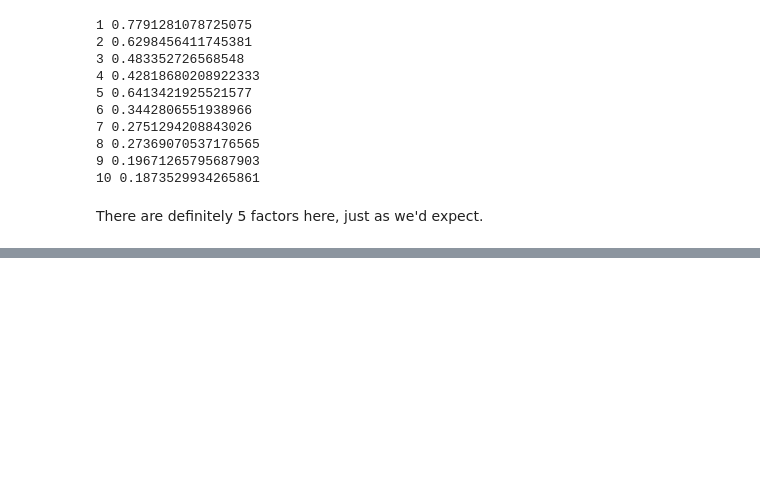
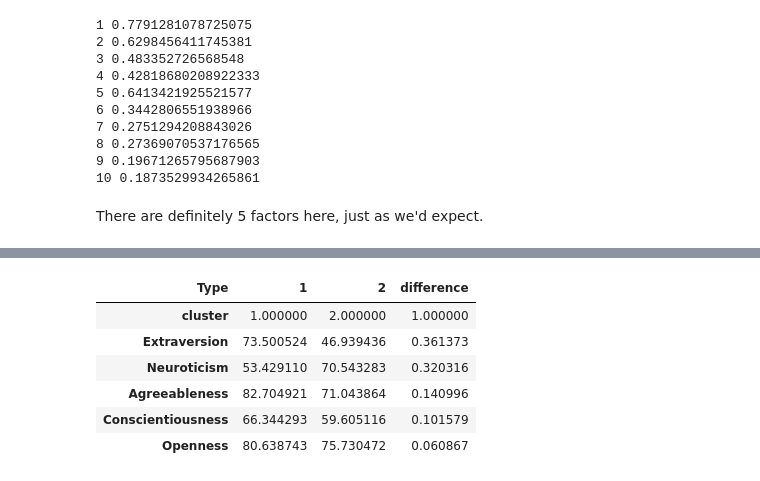
Before and after one commit to vincefav/big-five-age-and-gender, a Jupyter notebook: Big five - Age and gender.ipynb, the cells around one changed output, grey strips where cells are left out. Saved outputs shown, nothing was run; the diff lists cells and outputs as text; code cells hidden in the pictures; blank space fills up the shorter version.

```diff
--- a/Big five - Age and gender.ipynb
+++ b/Big five - Age and gender.ipynb
@@ -519,0 +551,10 @@ There are definitely 5 factors here, just as we'd expect.
+# %%
+diff.sort_values('difference', ascending=False)
+# %% [output]
+| Type | 1 | 2 | difference |
+| cluster | 1.000000 | 2.000000 | 1.000000 |
+| Extraversion | 73.500524 | 46.939436 | 0.361373 |
+| Neuroticism | 53.429110 | 70.543283 | 0.320316 |
+| Agreeableness | 82.704921 | 71.043864 | 0.140996 |
+| Conscientiousness | 66.344293 | 59.605116 | 0.101579 |
+| Openness | 80.638743 | 75.730472 | 0.060867 |
```
Also changed, not shown: parts of 10 cells of this notebook.
